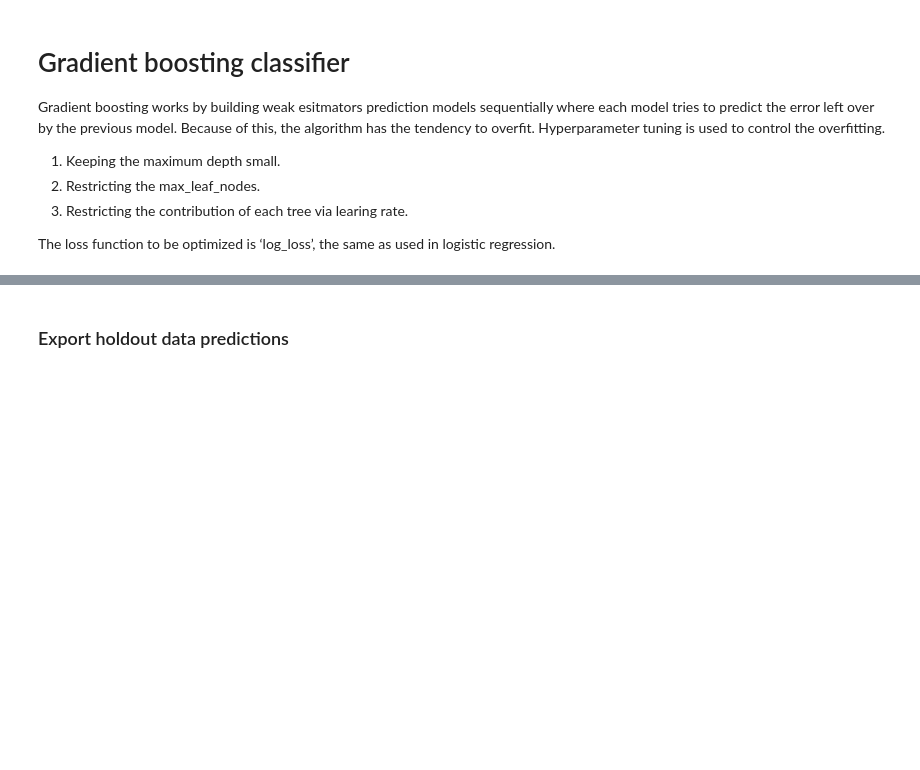
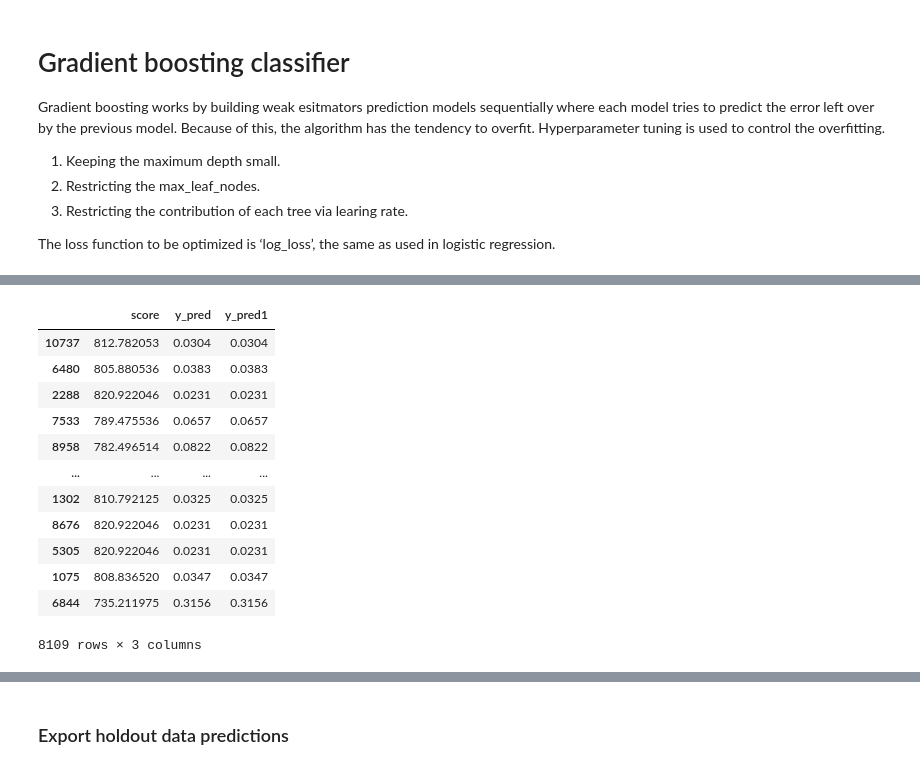
Before and after one commit to pradark/restaurant_default_model1, a Jupyter notebook: Restaurant_Default_Model.ipynb, the cells around one changed output, grey strips where cells are left out. Saved outputs shown, nothing was run; the diff lists cells and outputs as text; code cells hidden in the pictures; blank space fills up the shorter version.

```diff
--- a/Restaurant_Default_Model.ipynb
+++ b/Restaurant_Default_Model.ipynb
@@ -991,0 +1052,16 @@ df_holdout_tx_flat['pred'] = np.ndarray.round(best_clf.predict_proba(df_holdout_
+# %%
+df_train[['score','y_pred','y_pred1']]
+# %% [output]
+|  | score | y_pred | y_pred1 |
+| 10737 | 812.782053 | 0.0304 | 0.0304 |
+| 6480 | 805.880536 | 0.0383 | 0.0383 |
+| 2288 | 820.922046 | 0.0231 | 0.0231 |
+| 7533 | 789.475536 | 0.0657 | 0.0657 |
+| 8958 | 782.496514 | 0.0822 | 0.0822 |
+| ... | ... | ... | ... |
+| 1302 | 810.792125 | 0.0325 | 0.0325 |
+| 8676 | 820.922046 | 0.0231 | 0.0231 |
+| 5305 | 820.922046 | 0.0231 | 0.0231 |
+| 1075 | 808.836520 | 0.0347 | 0.0347 |
+| 6844 | 735.211975 | 0.3156 | 0.3156 |
+8109 rows × 3 columns
```
Also changed, not shown: parts of 25 cells of this notebook.
